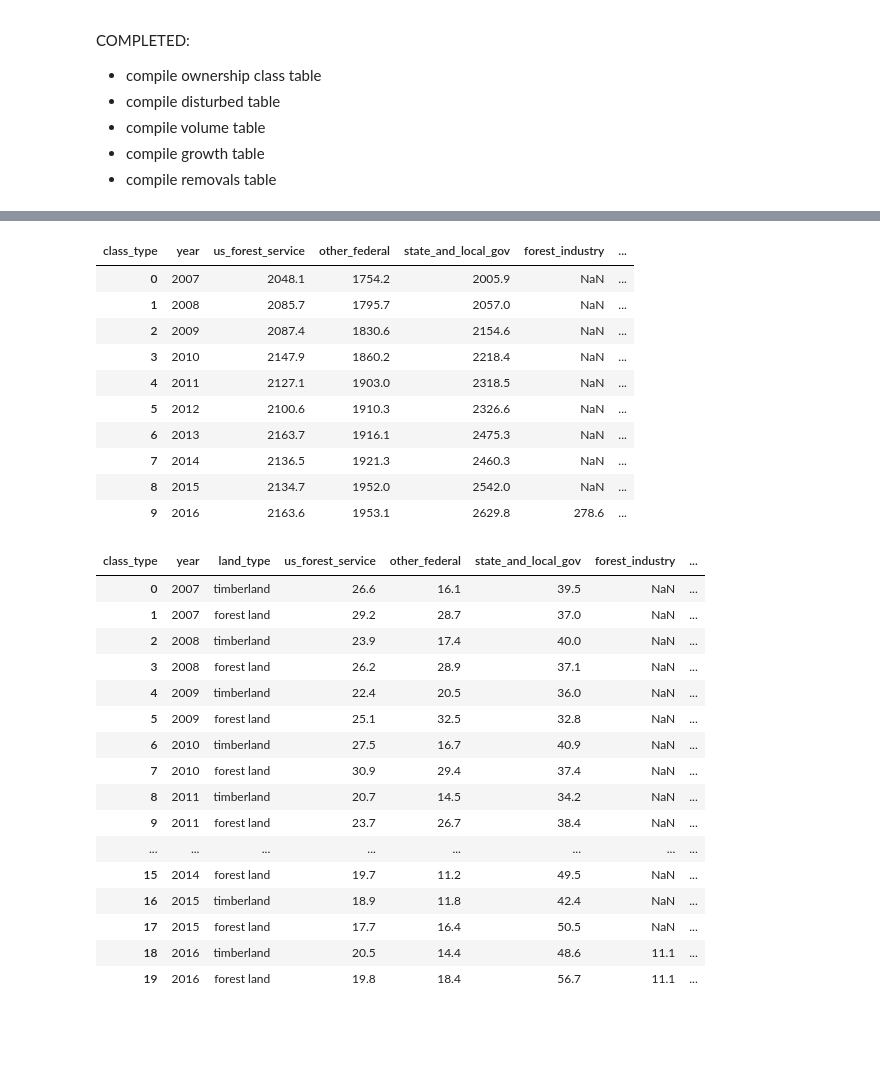
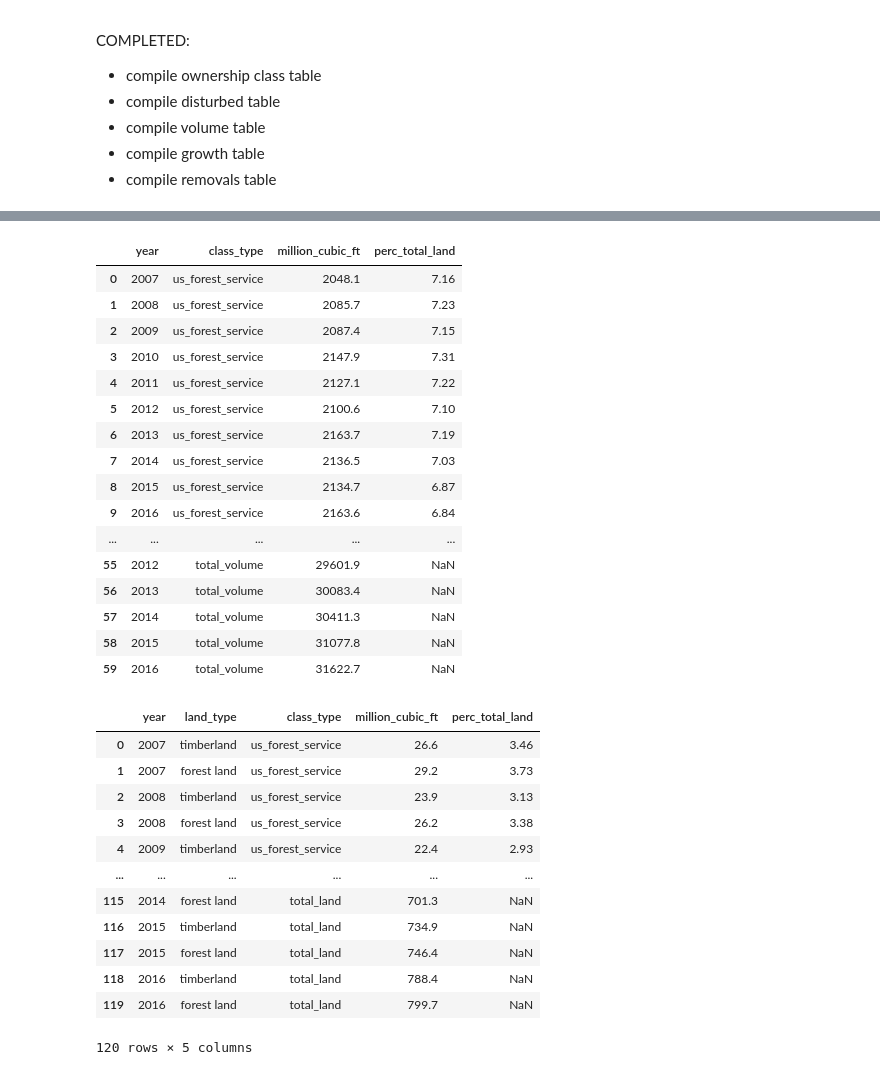
Before and after one commit to danileahacker/NSS-Capstone-Dani-Hacker, a Jupyter notebook: scripts/forests_cleaning.ipynb, the cells around one changed output, grey strips where cells are left out. Drawn from its saved outputs; the diff is of its cells as text; code cells hidden in the pictures; blank space fills up the shorter version.

```diff
--- a/scripts/forests_cleaning.ipynb
+++ b/scripts/forests_cleaning.ipynb
@@ -1107,19 +1117,33 @@ volume['perc_state_and_local_gov'] = round(volume.state_and_local_gov/volume.tot
 volume['perc_forest_industry'] = round(volume.forest_industry/volume.total_volume*100,2)
 volume['perc_nonindustrial_private'] = round(volume.nonindustrial_private/volume.total_volume*100,2)
 
+# fixing format
+volume_sub = pd.melt(volume, id_vars='year', value_vars=['us_forest_service', 'other_federal', 'state_and_local_gov', 'forest_industry', 'nonindustrial_private', 'total_volume'])
+volume_sub.columns = ['year', 'class_type', 'million_cubic_ft']
+volume_perc = volume.drop(columns=['us_forest_service', 'other_federal', 'state_and_local_gov', 'forest_industry', 'nonindustrial_private', 'total_volume'])
+volume_perc.columns = ['year', 'us_forest_service', 'other_federal', 'state_and_local_gov', 'forest_industry', 'nonindustrial_private']
+volume_perc = pd.melt(volume_perc, id_vars='year', value_vars=['us_forest_service', 'other_federal', 'state_and_local_gov', 'forest_industry', 'nonindustrial_private'])
+volume_perc.columns = ['year', 'class_type', 'perc_total_land']
+volume = pd.merge(volume_sub, volume_perc, on=['year', 'class_type'], how='outer')
 volume
 # %% [output]
-| class_type | year | us_forest_service | other_federal | state_and_local_gov | forest_industry | ... |
-| 0 | 2007 | 2048.1 | 1754.2 | 2005.9 | NaN | ... |
-| 1 | 2008 | 2085.7 | 1795.7 | 2057.0 | NaN | ... |
-| 2 | 2009 | 2087.4 | 1830.6 | 2154.6 | NaN | ... |
-| 3 | 2010 | 2147.9 | 1860.2 | 2218.4 | NaN | ... |
-| 4 | 2011 | 2127.1 | 1903.0 | 2318.5 | NaN | ... |
-| 5 | 2012 | 2100.6 | 1910.3 | 2326.6 | NaN | ... |
-| 6 | 2013 | 2163.7 | 1916.1 | 2475.3 | NaN | ... |
-| 7 | 2014 | 2136.5 | 1921.3 | 2460.3 | NaN | ... |
-| 8 | 2015 | 2134.7 | 1952.0 | 2542.0 | NaN | ... |
-| 9 | 2016 | 2163.6 | 1953.1 | 2629.8 | 278.6 | ... |
+|  | year | class_type | million_cubic_ft | perc_total_land |
+| 0 | 2007 | us_forest_service | 2048.1 | 7.16 |
+| 1 | 2008 | us_forest_service | 2085.7 | 7.23 |
+| 2 | 2009 | us_forest_service | 2087.4 | 7.15 |
+| 3 | 2010 | us_forest_service | 2147.9 | 7.31 |
+| 4 | 2011 | us_forest_service | 2127.1 | 7.22 |
+| 5 | 2012 | us_forest_service | 2100.6 | 7.10 |
+| 6 | 2013 | us_forest_service | 2163.7 | 7.19 |
+| 7 | 2014 | us_forest_service | 2136.5 | 7.03 |
+| 8 | 2015 | us_forest_service | 2134.7 | 6.87 |
+| 9 | 2016 | us_forest_service | 2163.6 | 6.84 |
+| ... | ... | ... | ... | ... |
+| 55 | 2012 | total_volume | 29601.9 | NaN |
+| 56 | 2013 | total_volume | 30083.4 | NaN |
+| 57 | 2014 | total_volume | 30411.3 | NaN |
+| 58 | 2015 | total_volume | 31077.8 | NaN |
+| 59 | 2016 | total_volume | 31622.7 | NaN |
 # %%
 ## Table 24
 ## Land by Tree Growth, in million cubic feet
@@ -1308,50 +1332,54 @@ growth_2007.at[9, 'class_type']='other_federal'
 growth_2007.at[14, 'class_type']='state_and_local_gov'
 growth_2007.at[17, 'class_type']='nonindustrial_private'
 growth_2007.at[18, 'class_type']='total_land'
 growth_2007 = growth_2007.set_index('class_type')
 growth_2007 = growth_2007.transpose()[['us_forest_service', 'other_federal', 'state_and_local_gov', 'nonindustrial_private', 'total_land']].reset_index(drop=True)
 growth_2007['land_type'] = ['timberland', 'forest land']
 growth_2007['year'] = '2007'
 
 # combining all tables
 growth = pd.concat([growth_2007, growth_2008, growth_2009, growth_2010, growth_2011, growth_2012, growth_2013, growth_2014, growth_2015, growth_2016])
 growth = growth.reset_index(drop=True)
 growth = growth[['year', 'land_type', 'us_forest_service', 'other_federal', 'state_and_local_gov', 'forest_industry', 'nonindustrial_private', 'total_land']]
 
 # changing data type to numeric
 growth.us_forest_service = pd.to_numeric(growth.us_forest_service)
 growth.other_federal = pd.to_numeric(growth.other_federal)
 growth.state_and_local_gov = pd.to_numeric(growth.state_and_local_gov)
 growth.forest_industry = pd.to_numeric(growth.forest_industry)
 growth.nonindustrial_private = pd.to_numeric(growth.nonindustrial_private)
 growth.total_land = pd.to_numeric(growth.total_land)
 
 # adding perc columns
 growth['perc_us_forest_service'] = round(growth.us_forest_service/growth.total_land*100,2)
 growth['perc_other_federal'] = round(growth.other_federal/growth.total_land*100,2)
 growth['perc_state_and_local_gov'] = round(growth.state_and_local_gov/growth.total_land*100,2)
 growth['perc_forest_industry'] = round(growth.forest_industry/growth.total_land*100,2)
 growth['perc_nonindustrial_private'] = round(growth.nonindustrial_private/growth.total_land*100,2)
 
+# fixing format
+growth_sub = pd.melt(growth, id_vars=['year', 'land_type'], value_vars=['us_forest_service', 'other_federal', 'state_and_local_gov', 'forest_industry', 'nonindustrial_private', 'total_land'])
+growth_sub.columns = ['year', 'land_type', 'class_type', 'million_cubic_ft']
+growth_perc = growth.drop(columns=['us_forest_service', 'other_federal', 'state_and_local_gov', 'forest_industry', 'nonindustrial_private', 'total_land'])
+growth_perc.columns = ['year', 'land_type', 'us_forest_service', 'other_federal', 'state_and_local_gov', 'forest_industry', 'nonindustrial_private']
+growth_perc = pd.melt(growth_perc, id_vars=['year', 'land_type'], value_vars=['us_forest_service', 'other_federal', 'state_and_local_gov', 'forest_industry', 'nonindustrial_private'])
+growth_perc.columns = ['year', 'land_type', 'class_type', 'perc_total_land']
+growth = pd.merge(growth_sub, growth_perc, on=['year', 'land_type', 'class_type'], how='outer')
 growth
 # %% [output]
-| class_type | year | land_type | us_forest_service | other_federal | state_and_local_gov | forest_industry | ... |
-| 0 | 2007 | timberland | 26.6 | 16.1 | 39.5 | NaN | ... |
-| 1 | 2007 | forest land | 29.2 | 28.7 | 37.0 | NaN | ... |
-| 2 | 2008 | timberland | 23.9 | 17.4 | 40.0 | NaN | ... |
-| 3 | 2008 | forest land | 26.2 | 28.9 | 37.1 | NaN | ... |
-| 4 | 2009 | timberland | 22.4 | 20.5 | 36.0 | NaN | ... |
-| 5 | 2009 | forest land | 25.1 | 32.5 | 32.8 | NaN | ... |
-| 6 | 2010 | timberland | 27.5 | 16.7 | 40.9 | NaN | ... |
-| 7 | 2010 | forest land | 30.9 | 29.4 | 37.4 | NaN | ... |
-| 8 | 2011 | timberland | 20.7 | 14.5 | 34.2 | NaN | ... |
-| 9 | 2011 | forest land | 23.7 | 26.7 | 38.4 | NaN | ... |
-| ... | ... | ... | ... | ... | ... | ... | ... |
-| 15 | 2014 | forest land | 19.7 | 11.2 | 49.5 | NaN | ... |
-| 16 | 2015 | timberland | 18.9 | 11.8 | 42.4 | NaN | ... |
-| 17 | 2015 | forest land | 17.7 | 16.4 | 50.5 | NaN | ... |
-| 18 | 2016 | timberland | 20.5 | 14.4 | 48.6 | 11.1 | ... |
-| 19 | 2016 | forest land | 19.8 | 18.4 | 56.7 | 11.1 | ... |
+|  | year | land_type | class_type | million_cubic_ft | perc_total_land |
+| 0 | 2007 | timberland | us_forest_service | 26.6 | 3.46 |
+| 1 | 2007 | forest land | us_forest_service | 29.2 | 3.73 |
+| 2 | 2008 | timberland | us_forest_service | 23.9 | 3.13 |
+| 3 | 2008 | forest land | us_forest_service | 26.2 | 3.38 |
+| 4 | 2009 | timberland | us_forest_service | 22.4 | 2.93 |
+| ... | ... | ... | ... | ... | ... |
+| 115 | 2014 | forest land | total_land | 701.3 | NaN |
+| 116 | 2015 | timberland | total_land | 734.9 | NaN |
+| 117 | 2015 | forest land | total_land | 746.4 | NaN |
+| 118 | 2016 | timberland | total_land | 788.4 | NaN |
+| 119 | 2016 | forest land | total_land | 799.7 | NaN |
+120 rows × 5 columns
 # %%
 ## Table 32
 ## Land by Net Removal of Trees, in million cubic feet
```
Also changed, not shown: parts of 6 cells of this notebook, 6 other files.
